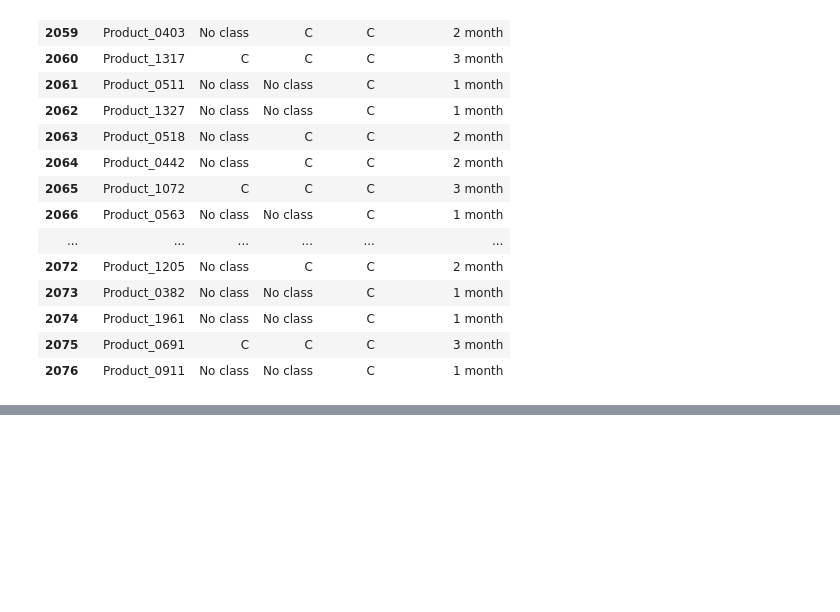
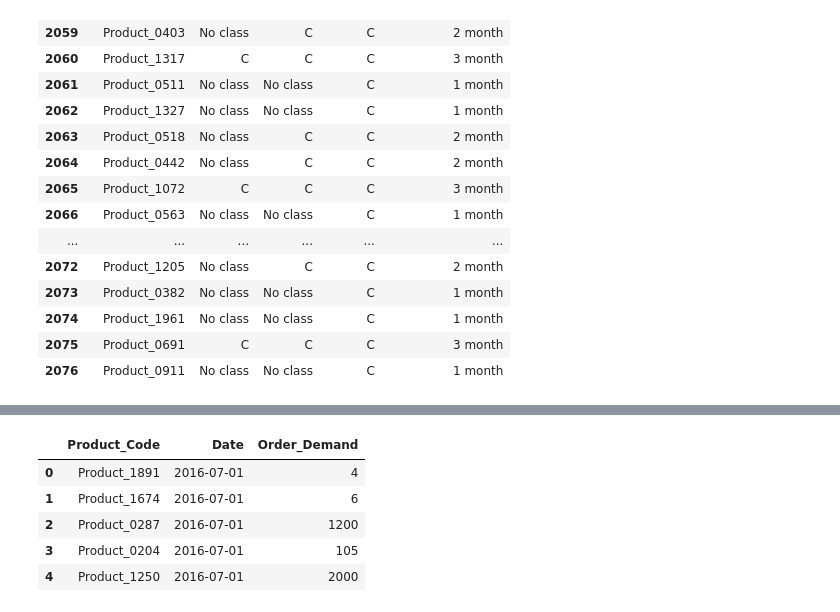
Before and after one commit to haruharuru16/abc-xyz-analysis, a Jupyter notebook: Notebook/ABC_Classification_Revision_with_XYZ_Analysis.ipynb, the cells around one changed output, grey strips where cells are left out. Saved outputs shown, nothing was run; the diff lists cells and outputs as text; code cells hidden in the pictures; blank space fills up the shorter version.

```diff
--- a/Notebook/ABC_Classification_Revision_with_XYZ_Analysis.ipynb
+++ b/Notebook/ABC_Classification_Revision_with_XYZ_Analysis.ipynb
@@ -919,0 +943,10 @@ month_copy.tail(20)
+# %%
+data_6['Date'] = pd.to_datetime(data_6['Date'])
+data_6.head()
+# %% [output]
+|  | Product_Code | Date | Order_Demand |
+| 0 | Product_1891 | 2016-07-01 | 4 |
+| 1 | Product_1674 | 2016-07-01 | 6 |
+| 2 | Product_0287 | 2016-07-01 | 1200 |
+| 3 | Product_0204 | 2016-07-01 | 105 |
+| 4 | Product_1250 | 2016-07-01 | 2000 |
```
Also changed, not shown: parts of 9 cells of this notebook, 7 other files.
